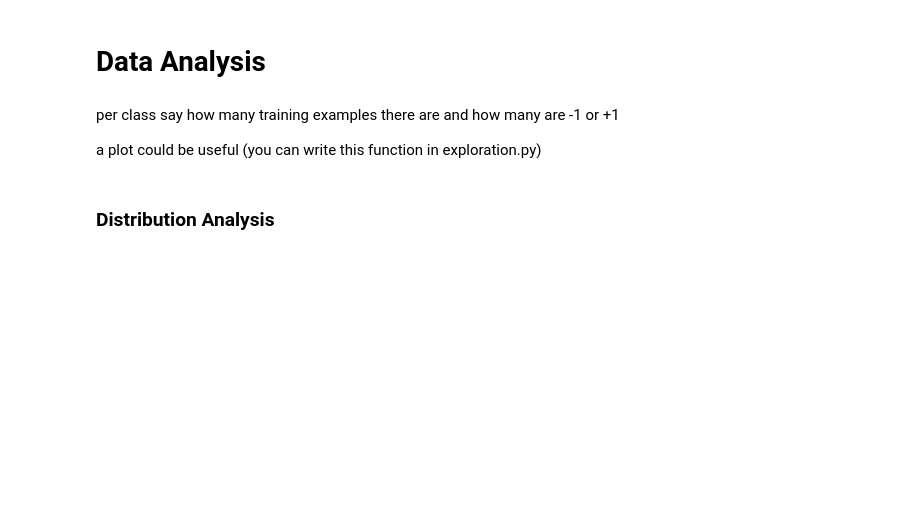
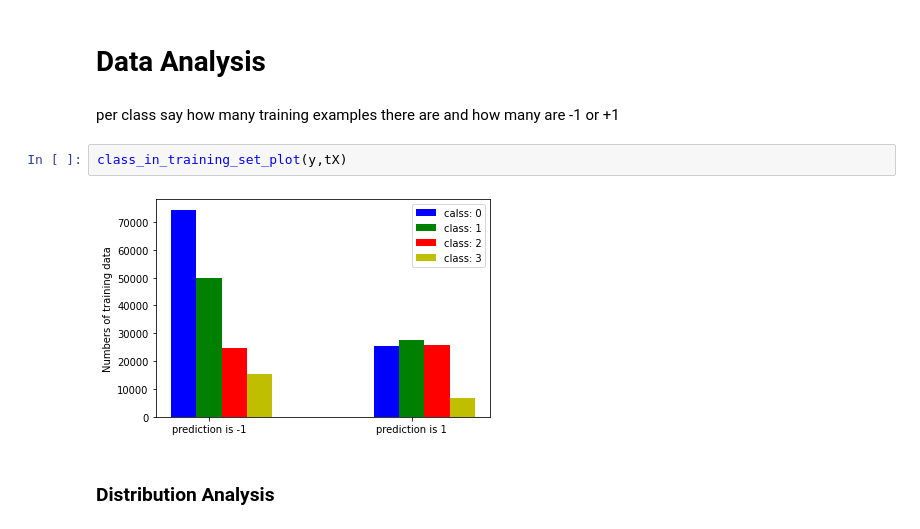
Before and after one commit to riccardocadei/Higgs-Boson-Challange-2020-EPFL, a Jupyter notebook: main.ipynb, the cells around one changed output. Cells and saved outputs as stored; diff of their text form; blank space fills up the shorter version.

Commit message:
add plot for 4 classes

```diff
--- a/main.ipynb
+++ b/main.ipynb
@@ -20,8 +20,10 @@ featuresNames = np.genfromtxt('data/train.csv', delimiter=",", dtype=str,max_row
 # Data Analysis
 # %% [markdown]
 per class say how many training examples  there are and how many are -1 or +1
-
-a plot could be useful (you can write this function in exploration.py)
+# %%
+class_in_training_set_plot(y,tX)
+# %% [output]
+[figure, added]
 # %% [markdown]
 ### Distribution Analysis
 # %%
```
